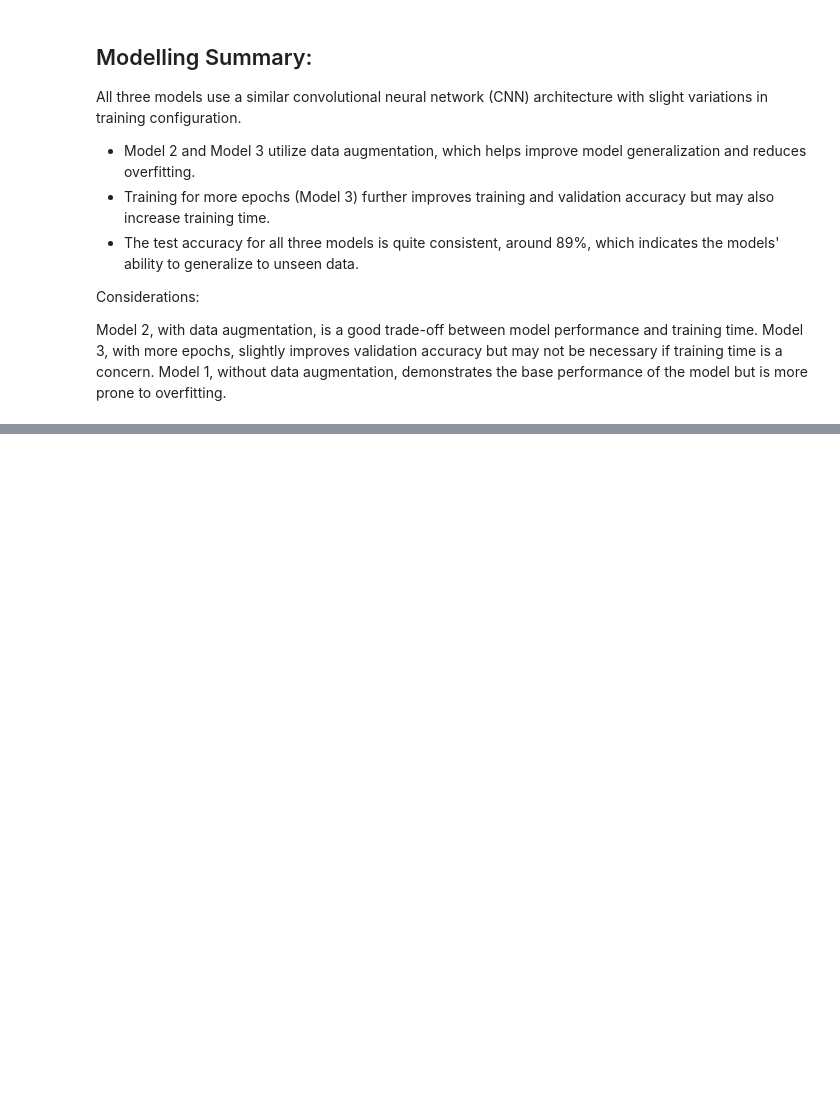
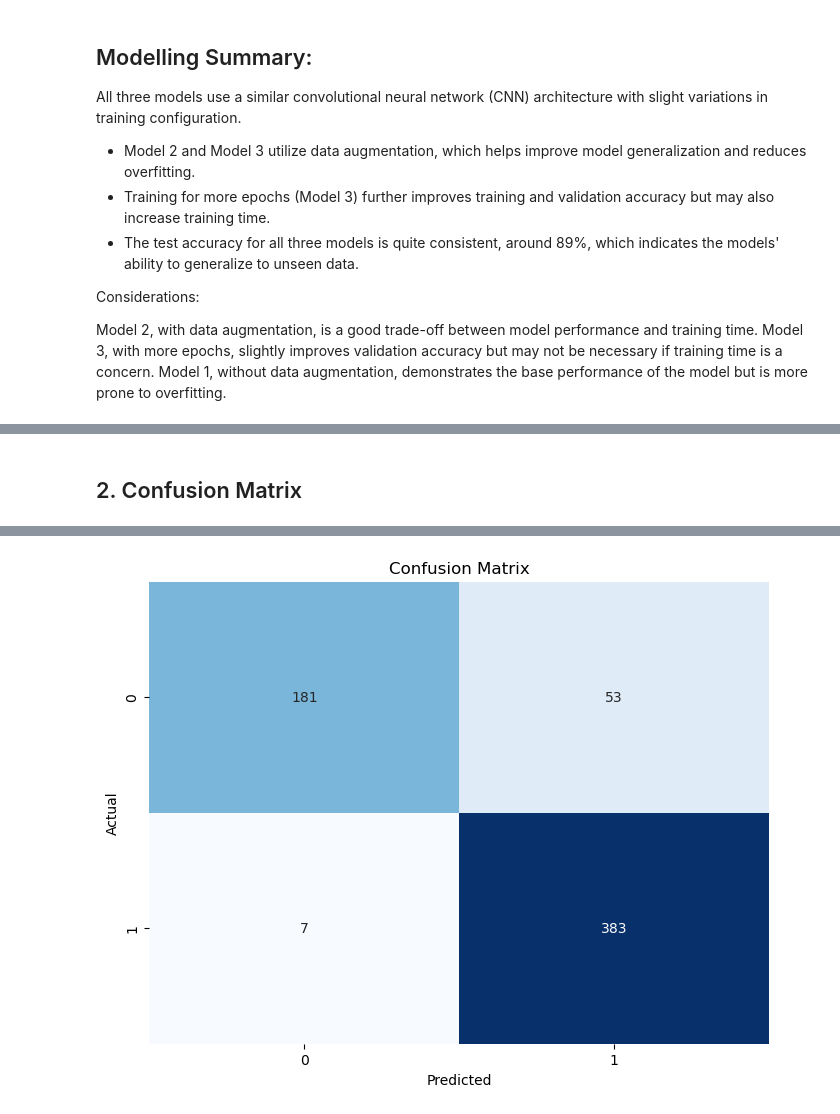
Before and after one commit to Ivan3864/Pneumonia-Detection, a Jupyter notebook: notebook.ipynb, the cells around one changed output, grey strips where cells are left out. Drawn from its saved outputs; the diff is of its cells as text; code cells hidden in the pictures; blank space fills up the shorter version.

Commit message:
Model Evaluation

```diff
--- a/notebook.ipynb
+++ b/notebook.ipynb
@@ -599,0 +613,22 @@ Model 1, without data augmentation, demonstrates the base performance of the mod
+# %% [markdown]
+## 2. Confusion Matrix
+# %%
+
+
+# Get predictions on the test data
+y_pred = model.predict(x_test)
+
+# Convert predictions to binary classes (0 or 1)
+y_pred_binary = (y_pred > 0.5).astype(int)
+
+# Create a confusion matrix
+conf_matrix = confusion_matrix(y_test, y_pred_binary)
+
+# Visualize the confusion matrix
+plt.figure(figsize=(8, 6))
+sns.heatmap(conf_matrix, annot=True, fmt='d', cmap='Blues', cbar=False)
+plt.xlabel('Predicted')
+plt.ylabel('Actual')
+plt.title('Confusion Matrix')
+plt.show()
+# %% [output]
@@ -599,0 +636 @@ Model 1, without data augmentation, demonstrates the base performance of the mod
+[figure, added]
```
Also changed, not shown: parts of 7 cells of this notebook.
